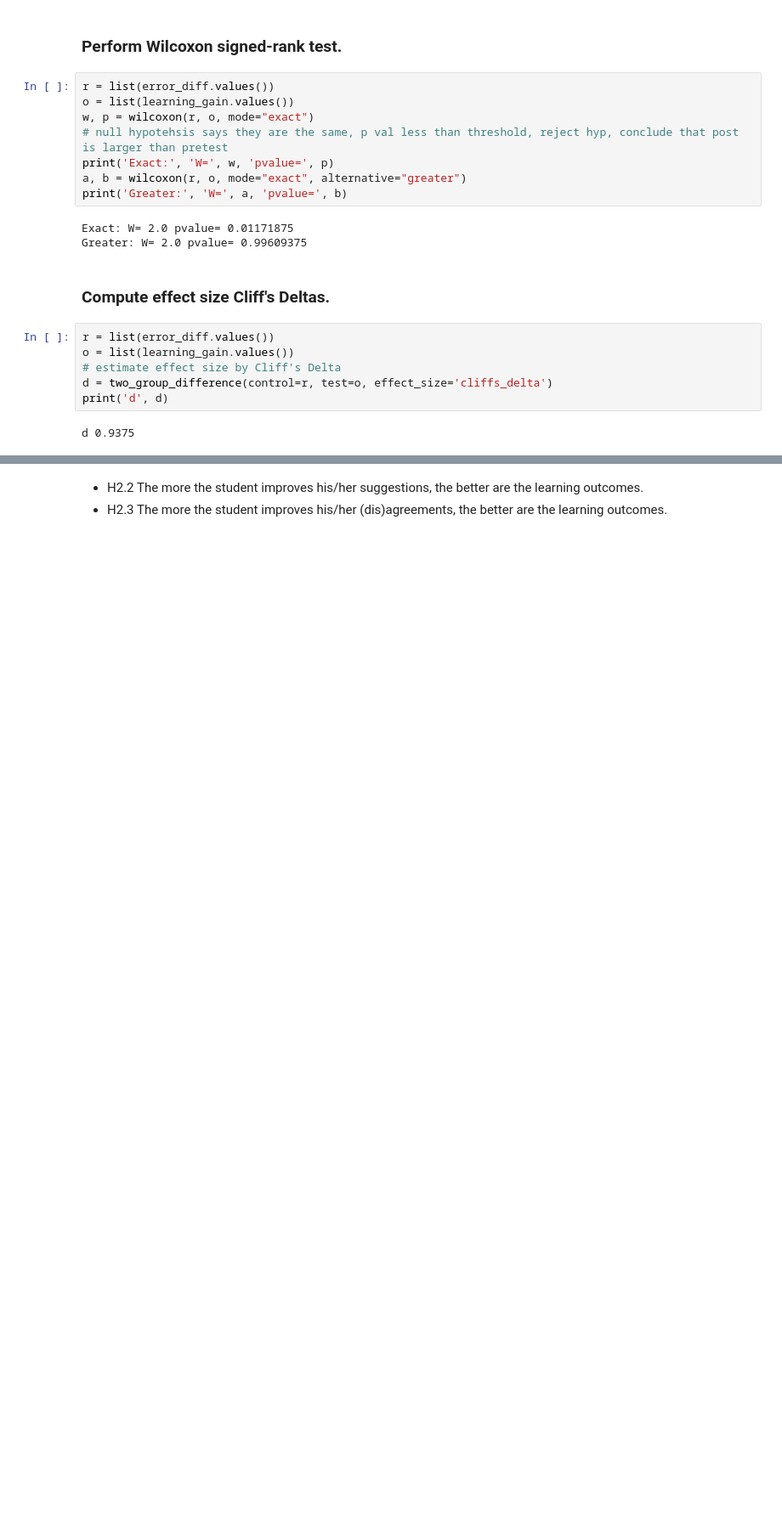
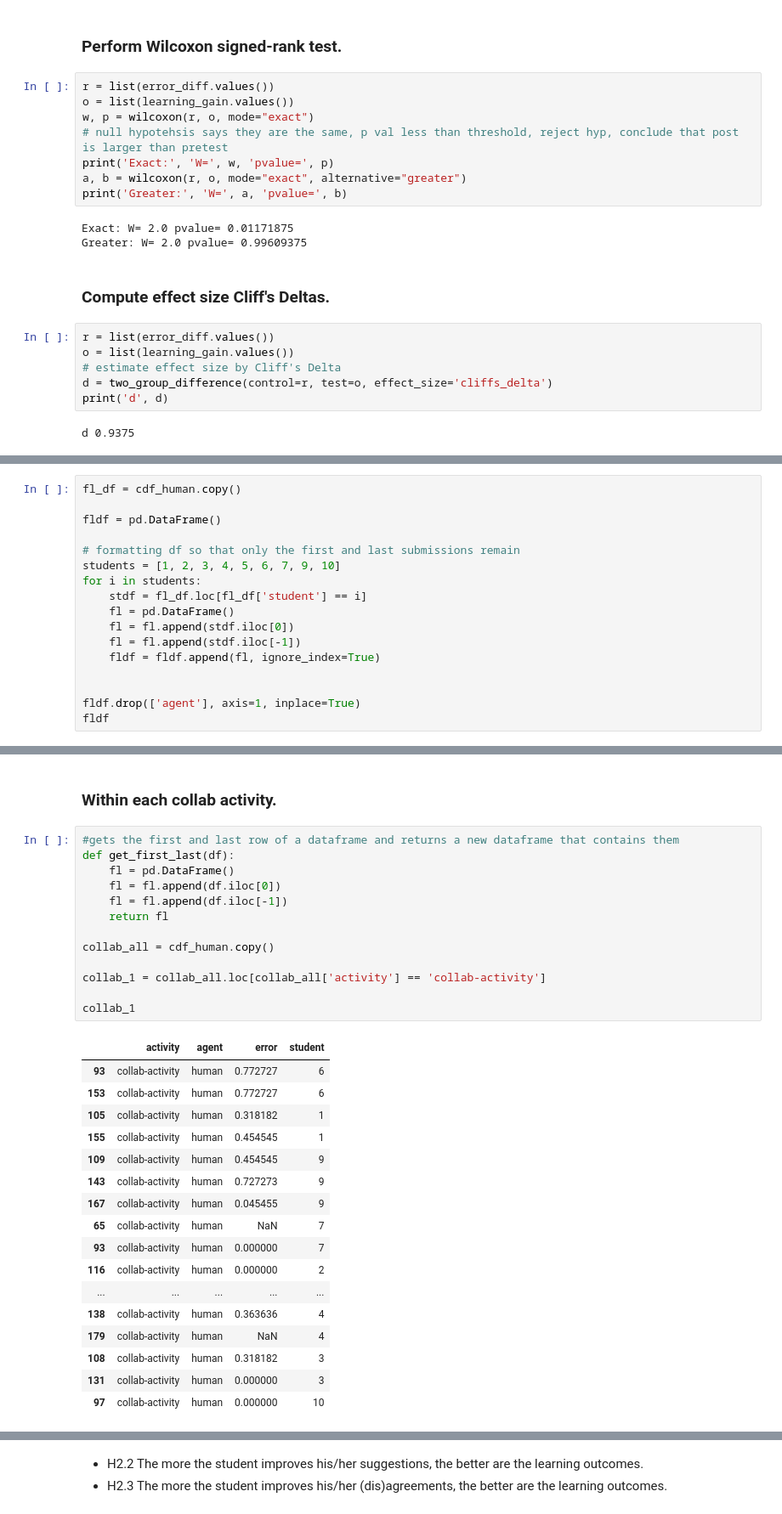
Before and after one commit to utku-norman/justhink-preexp-analysis, a Jupyter notebook: analysis/notebooks/05-comparing-error-difference-and-learning-gain.ipynb, the cells around one changed output, grey strips where cells are left out. Shown at 85% size. Cells and saved outputs as stored; diff of their text form; blank space fills up the shorter version.

```diff
--- a/analysis/notebooks/05-comparing-error-difference-and-learning-gain.ipynb
+++ b/analysis/notebooks/05-comparing-error-difference-and-learning-gain.ipynb
@@ -181,0 +192,17 @@ d 0.9375
+# %%
+fl_df = cdf_human.copy()
+
+fldf = pd.DataFrame()
+
+# formatting df so that only the first and last submissions remain
+students = [1, 2, 3, 4, 5, 6, 7, 9, 10]
+for i in students:
+    stdf = fl_df.loc[fl_df['student'] == i]
+    fl = pd.DataFrame()
+    fl = fl.append(stdf.iloc[0])
+    fl = fl.append(stdf.iloc[-1])
+    fldf = fldf.append(fl, ignore_index=True)
+
+
+fldf.drop(['agent'], axis=1, inplace=True)
+fldf
@@ -181,0 +227,33 @@ d 0.9375
+# %% [markdown]
+### Within each collab activity.
+# %%
+#gets the first and last row of a dataframe and returns a new dataframe that contains them
+def get_first_last(df):
+    fl = pd.DataFrame()
+    fl = fl.append(df.iloc[0])
+    fl = fl.append(df.iloc[-1])
+    return fl
+
+collab_all = cdf_human.copy()
+
+collab_1 = collab_all.loc[collab_all['activity'] == 'collab-activity']
+
+collab_1
+# %% [output]
+|  | activity | agent | error | student |
+| 93 | collab-activity | human | 0.772727 | 6 |
+| 153 | collab-activity | human | 0.772727 | 6 |
+| 105 | collab-activity | human | 0.318182 | 1 |
+| 155 | collab-activity | human | 0.454545 | 1 |
+| 109 | collab-activity | human | 0.454545 | 9 |
+| 143 | collab-activity | human | 0.727273 | 9 |
+| 167 | collab-activity | human | 0.045455 | 9 |
+| 65 | collab-activity | human | NaN | 7 |
+| 93 | collab-activity | human | 0.000000 | 7 |
+| 116 | collab-activity | human | 0.000000 | 2 |
+| ... | ... | ... | ... | ... |
+| 138 | collab-activity | human | 0.363636 | 4 |
+| 179 | collab-activity | human | NaN | 4 |
+| 108 | collab-activity | human | 0.318182 | 3 |
+| 131 | collab-activity | human | 0.000000 | 3 |
+| 97 | collab-activity | human | 0.000000 | 10 |
```
Also changed, not shown: parts of 11 cells of this notebook, 2 other files.
